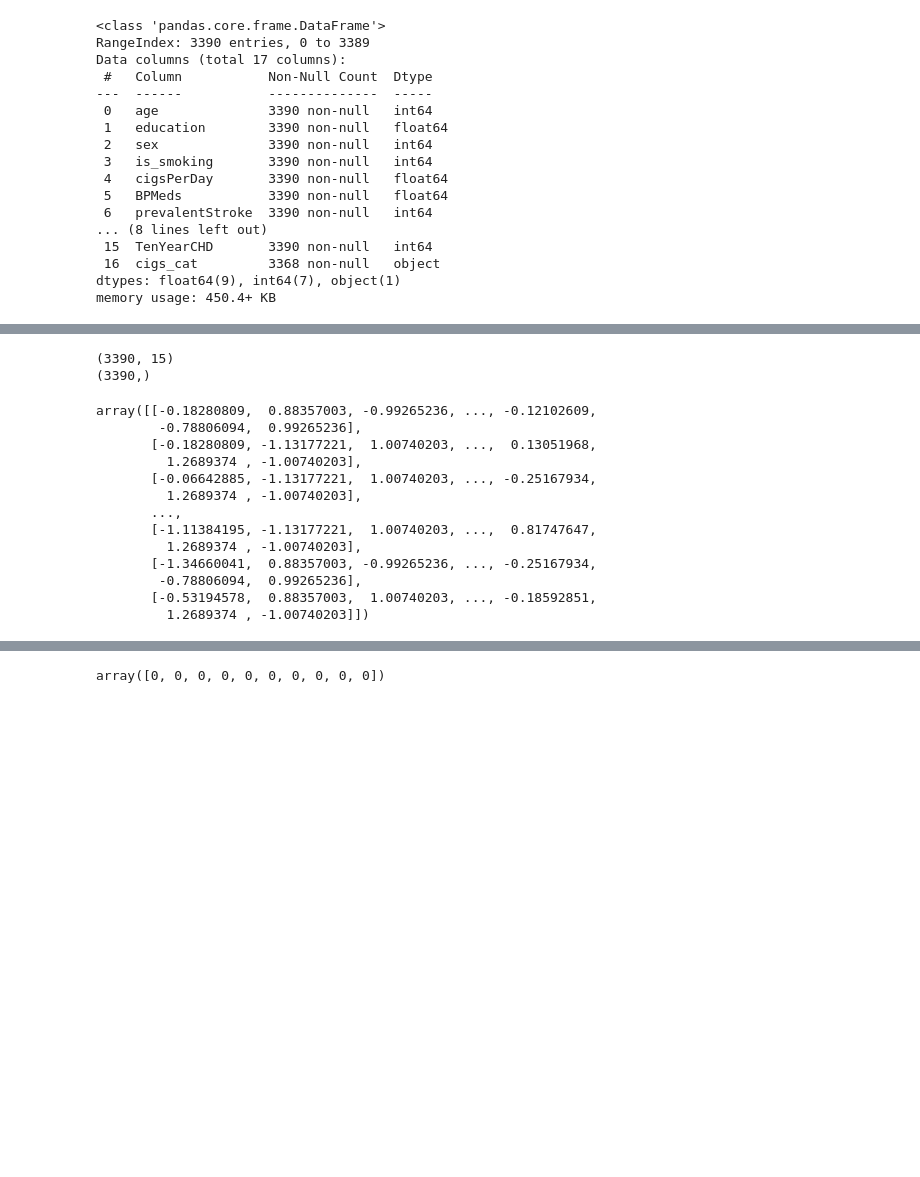
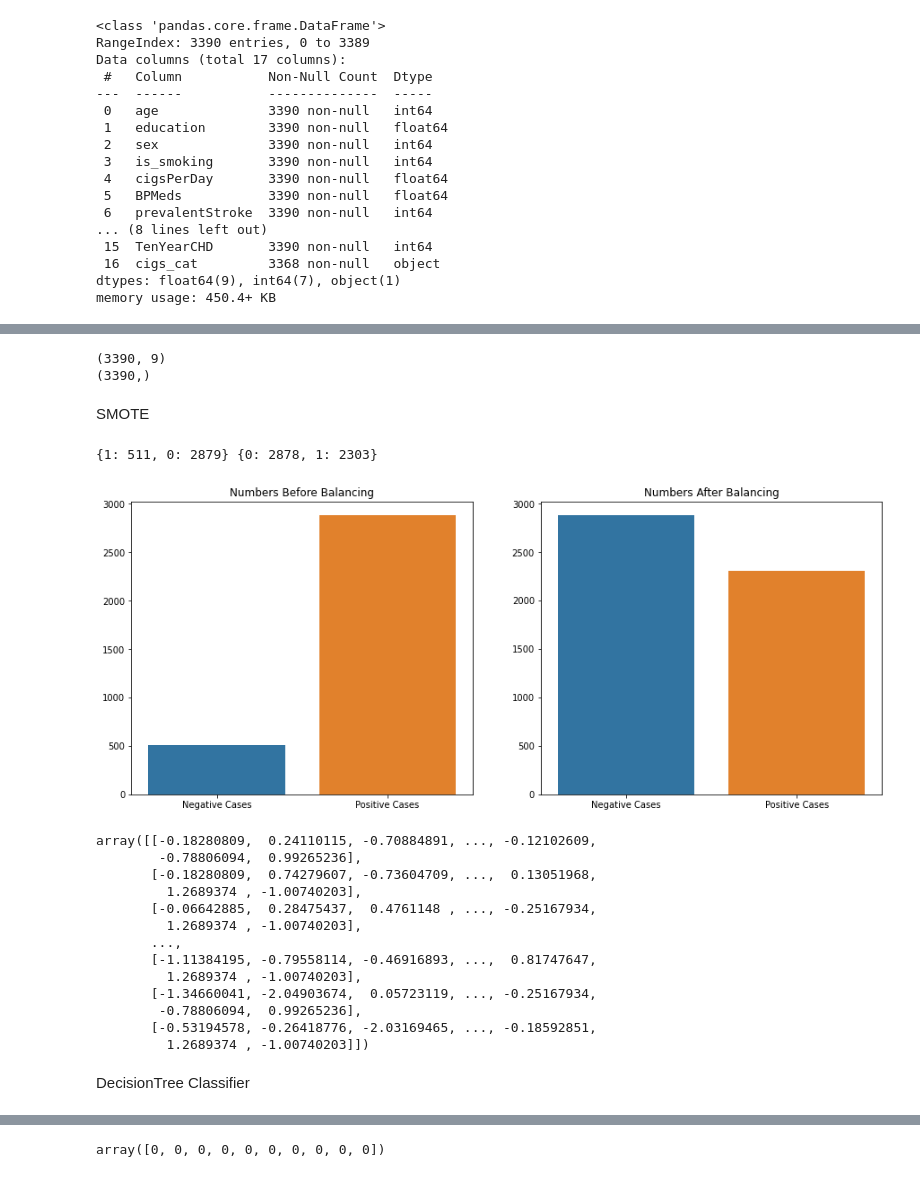
Before and after one commit to Yogesh-8998/Cardio-Vascular-Risk-Prediction, a Jupyter notebook: CHD_Risk_prediction.ipynb, the cells around one changed output, grey strips where cells are left out. Drawn from its saved outputs; the diff is of its cells as text; code cells hidden in the pictures; blank space fills up the shorter version.

```diff
--- a/CHD_Risk_prediction.ipynb
+++ b/CHD_Risk_prediction.ipynb
@@ -368,0 +378,3 @@ Y=df_new['TenYearCHD']
+# %%
+ X=df_new.drop(['TenYearCHD','education','cigsPerDay','sex','is_smoking','BPMeds','prevalentStroke','prevalentHyp','diabetes','cigs_cat_low cigs '],axis=1)
+Y=df_new['TenYearCHD']
@@ -370,11 +393,7 @@ Y=df_new['TenYearCHD']
  print(X.shape)
 print(Y.shape)
 # %% [output]
-(3390, 15)
+(3390, 9)
 (3390,)
-# %%
-# Creating the dataset with all independent variables
-X = df_new.iloc[:,:-1]
-
-# Creating the dataset with the dependent variable
-Y = df_new.iloc[:,-1]
+# %% [markdown]
+SMOTE
@@ -381,3 +405,38 @@ Y = df_new.iloc[:,-1]
+# %%
+# the numbers before smote
+num_before = dict(Counter(Y))
+
+#perform smoting
+
+# define pipeline
+over = SMOTE(sampling_strategy=0.8)
+under = RandomUnderSampler(sampling_strategy=0.8)
+steps = [('o', over), ('u', under)]
+pipeline = Pipeline(steps=steps)
+
+# transform the dataset
+X_smote, Y_smote = pipeline.fit_resample(X, Y)
+
+
+#the numbers after smote
+num_after =dict(Counter(Y_smote))
+# %%
+print(num_before, num_after)
+# %% [output]
+{1: 511, 0: 2879} {0: 2878, 1: 2303}
+# %%
+
+labels = ["Negative Cases","Positive Cases"]
+plt.figure(figsize=(15,6))
+plt.subplot(1,2,1)
+sns.barplot(labels, list(num_before.values()))
+plt.title("Numbers Before Balancing")
+plt.subplot(1,2,2)
+sns.barplot(labels, list(num_after.values()))
+plt.title("Numbers After Balancing")
+plt.show()
+# %% [output]
+[figure, added]
 # %%
 # Splitting the dataset into the Training set and Test set
 from sklearn.model_selection import train_test_split
@@ -389,18 +448,18 @@ standard = StandardScaler()
 fit_Transform = standard.fit_transform(X_train)
 fit_Transform
 # %% [output]
-array([[-0.18280809,  0.88357003, -0.99265236, ..., -0.12102609,
+array([[-0.18280809,  0.24110115, -0.70884891, ..., -0.12102609,
         -0.78806094,  0.99265236],
-       [-0.18280809, -1.13177221,  1.00740203, ...,  0.13051968,
+       [-0.18280809,  0.74279607, -0.73604709, ...,  0.13051968,
          1.2689374 , -1.00740203],
-       [-0.06642885, -1.13177221,  1.00740203, ..., -0.25167934,
+       [-0.06642885,  0.28475437,  0.4761148 , ..., -0.25167934,
          1.2689374 , -1.00740203],
        ...,
-       [-1.11384195, -1.13177221,  1.00740203, ...,  0.81747647,
+       [-1.11384195, -0.79558114, -0.46916893, ...,  0.81747647,
          1.2689374 , -1.00740203],
-       [-1.34660041,  0.88357003, -0.99265236, ..., -0.25167934,
+       [-1.34660041, -2.04903674,  0.05723119, ..., -0.25167934,
         -0.78806094,  0.99265236],
-       [-0.53194578,  0.88357003,  1.00740203, ..., -0.18592851,
+       [-0.53194578, -0.26418776, -2.03169465, ..., -0.18592851,
          1.2689374 , -1.00740203]])
 # %%
 # data normalization with sklearn
@@ -422,5 +481,7 @@ scale =  StandardScaler().fit(X_train)
 X_train_stand = scale.transform(X_train_stand)
  # transform the test data column
 X_test_stand = scale.transform(X_test_stand)
+# %% [markdown]
+DecisionTree Classifier
 # %%
 from sklearn.tree import DecisionTreeClassifier
```
Also changed, not shown: parts of 32 cells of this notebook.
